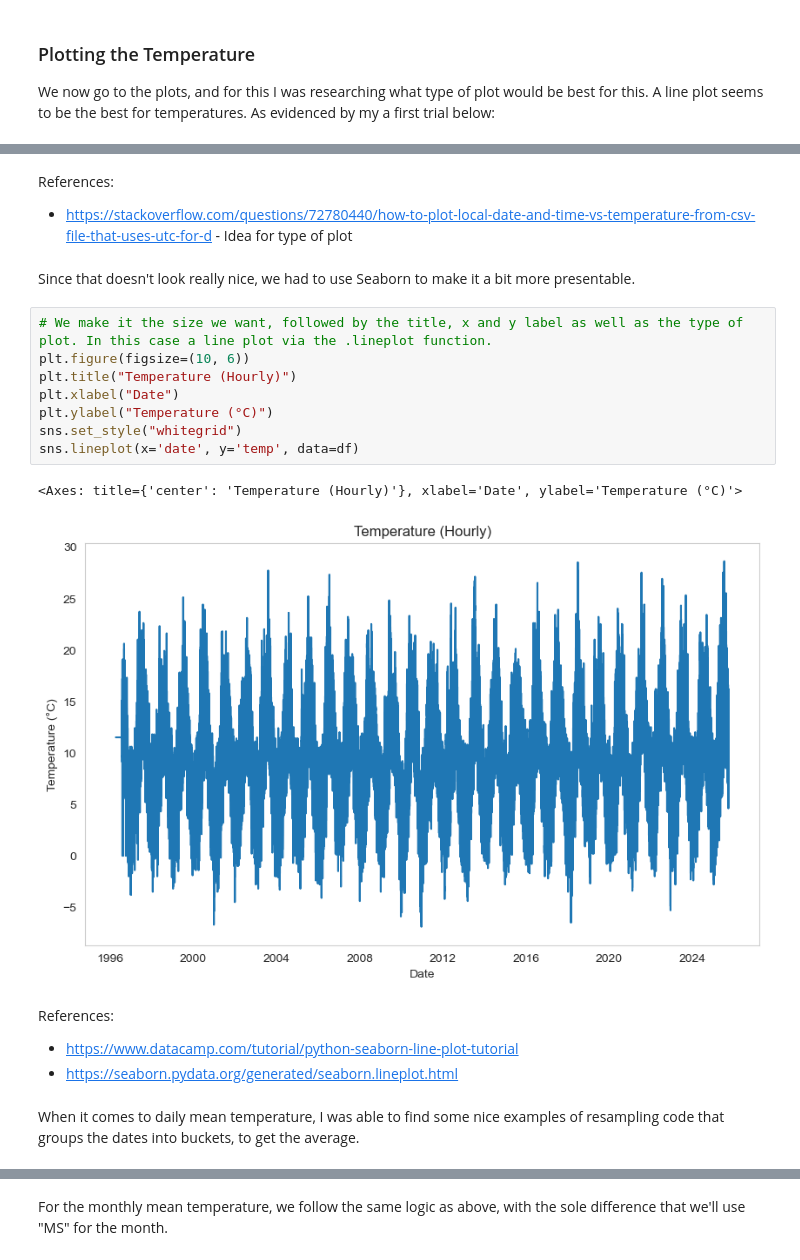
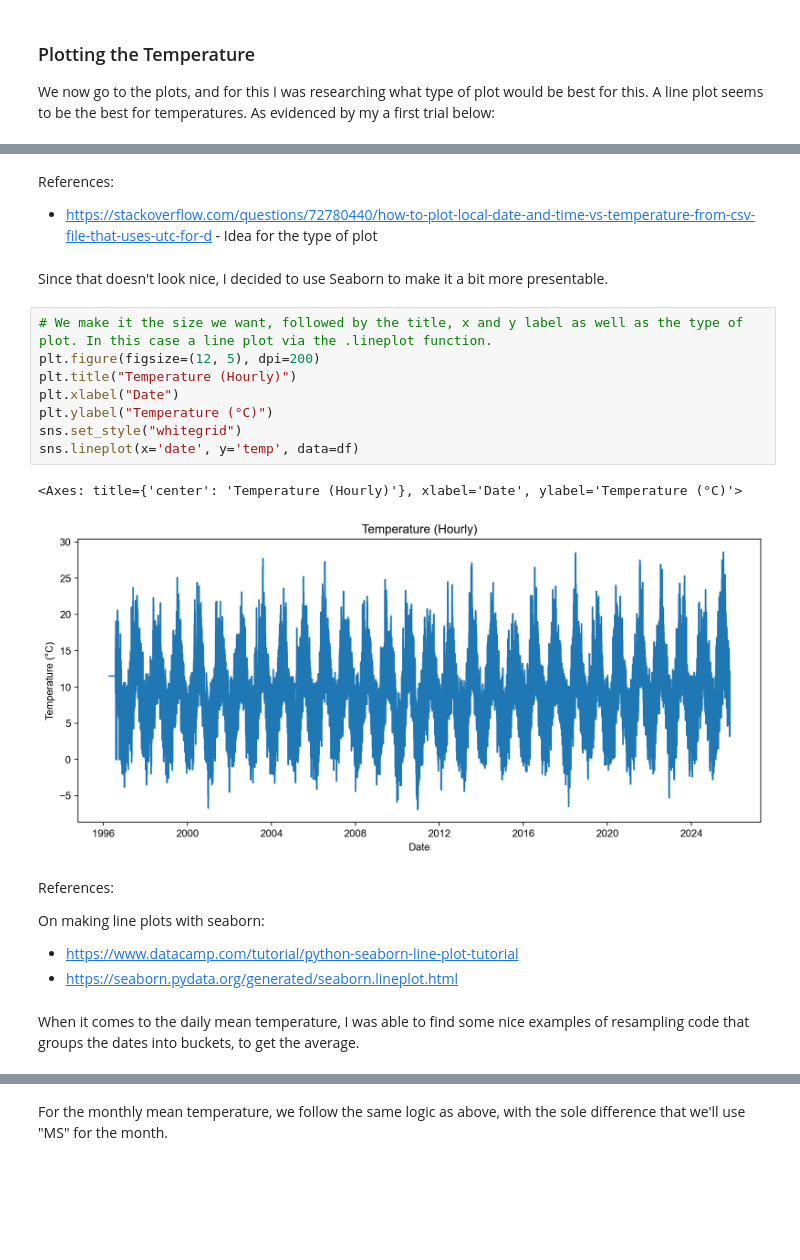
Before and after one commit to LoicBagnoud/Programming-for-Data-Analytics-Assignments, a Jupyter notebook: Week 6/assignment_6_Weather.ipynb, the cells around one changed output, grey strips where cells are left out. Cells and saved outputs as stored; diff of their text form; blank space fills up the shorter version.

```diff
--- a/Week 6/assignment_6_Weather.ipynb
+++ b/Week 6/assignment_6_Weather.ipynb
@@ -110,27 +113,28 @@ df.plot(x=xvalues, y=yvalues)
 # %% [markdown]
 References:
 >
-- https://stackoverflow.com/questions/72780440/how-to-plot-local-date-and-time-vs-temperature-from-csv-file-that-uses-utc-for-d - Idea for type of plot
+- https://stackoverflow.com/questions/72780440/how-to-plot-local-date-and-time-vs-temperature-from-csv-file-that-uses-utc-for-d - Idea for the type of plot
 # %% [markdown]
-Since that doesn't look really nice, we had to use Seaborn to make it a bit more presentable.
+Since that doesn't look nice, I decided to use Seaborn to make it a bit more presentable.
 # %%
 # We make it the size we want, followed by the title, x and y label as well as the type of plot. In this case a line plot via the .lineplot function.
-plt.figure(figsize=(10, 6))
+plt.figure(figsize=(12, 5), dpi=200)
 plt.title("Temperature (Hourly)")
 plt.xlabel("Date")
 plt.ylabel("Temperature (°C)")
 sns.set_style("whitegrid")
 sns.lineplot(x='date', y='temp', data=df)
 # %% [output]
 <Axes: title={'center': 'Temperature (Hourly)'}, xlabel='Date', ylabel='Temperature (°C)'>
-[figure, old version]
+[figure, new version]
 # %% [markdown]
 References:
 >
+On making line plots with seaborn:
 - https://www.datacamp.com/tutorial/python-seaborn-line-plot-tutorial
 - https://seaborn.pydata.org/generated/seaborn.lineplot.html
 # %% [markdown]
-When it comes to daily mean temperature, I was able to find some nice examples of resampling code that groups the dates into buckets, to get the average.
+When it comes to the daily mean temperature, I was able to find some nice examples of resampling code that groups the dates into buckets, to get the average.
 # %%
 
 # We get a variable and use our resample function
```
Also changed, not shown: parts of 21 cells of this notebook, 2 other files.
